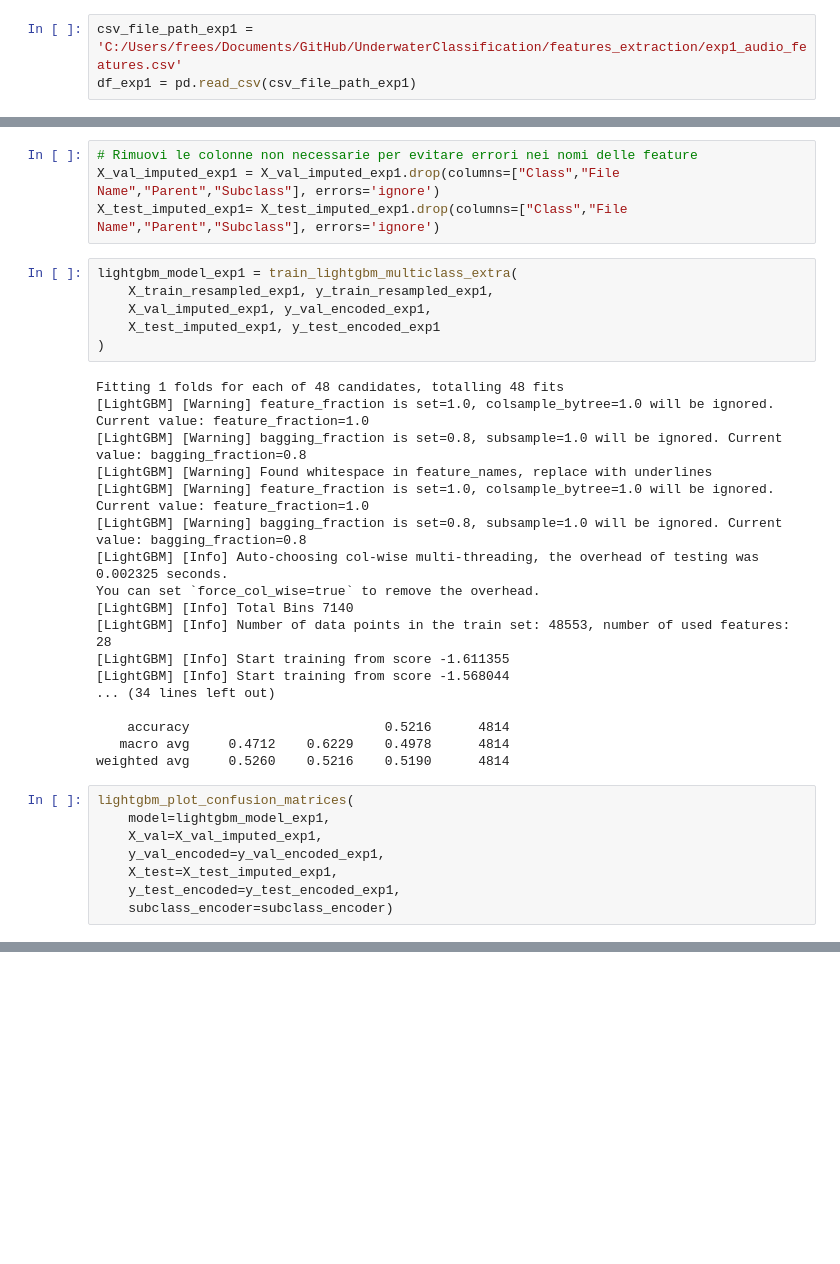
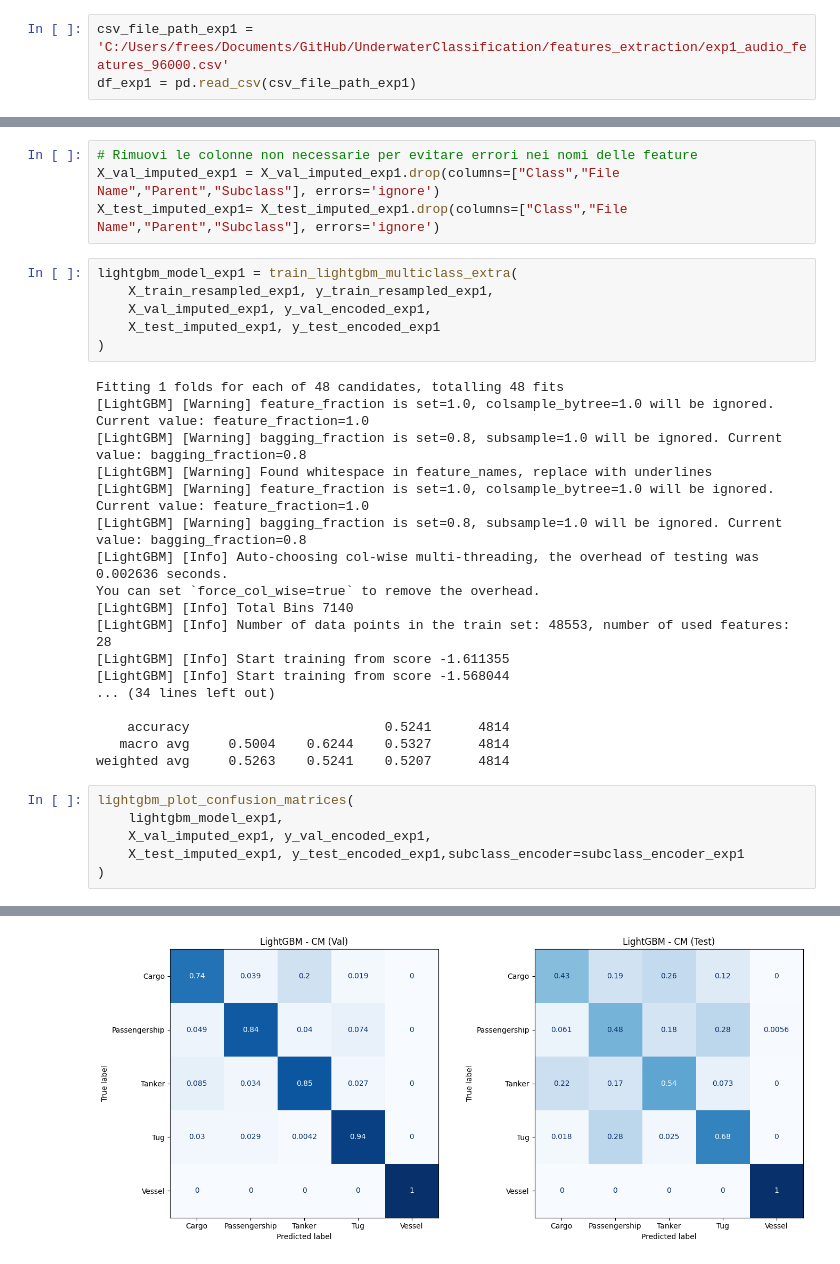
Before and after one commit to Presidente10/UnderwaterClassification, a Jupyter notebook: oversampling_training/oversampling_multiclass_extra.ipynb, the cells around one changed output, grey strips where cells are left out. Cells and saved outputs as stored; diff of their text form; blank space fills up the shorter version.

```diff
--- a/oversampling_training/oversampling_multiclass_extra.ipynb
+++ b/oversampling_training/oversampling_multiclass_extra.ipynb
@@ -9,7 +8,7 @@ from oversampling_multiclass_extra import (
 # %% [markdown]
 Esperimento con modello LightGBM e secondo set di Features
 # %%
-csv_file_path_exp1 = 'C:/Users/frees/Documents/GitHub/UnderwaterClassification/features_extraction/exp1_audio_features.csv'
+csv_file_path_exp1 = 'C:/Users/frees/Documents/GitHub/UnderwaterClassification/features_extraction/exp1_audio_features_96000.csv'
 df_exp1 = pd.read_csv(csv_file_path_exp1)
 # %%
 df_exp1['File Name'] = df_exp1['File Name'].str[:-4]
@@ -74,7 +73,7 @@ Fitting 1 folds for each of 48 candidates, totalling 48 fits
 [LightGBM] [Warning] Found whitespace in feature_names, replace with underlines
 [LightGBM] [Warning] feature_fraction is set=1.0, colsample_bytree=1.0 will be ignored. Current value: feature_fraction=1.0
 [LightGBM] [Warning] bagging_fraction is set=0.8, subsample=1.0 will be ignored. Current value: bagging_fraction=0.8
-[LightGBM] [Info] Auto-choosing col-wise multi-threading, the overhead of testing was 0.002325 seconds.
+[LightGBM] [Info] Auto-choosing col-wise multi-threading, the overhead of testing was 0.002636 seconds.
 You can set `force_col_wise=true` to remove the overhead.
 [LightGBM] [Info] Total Bins 7140
 [LightGBM] [Info] Number of data points in the train set: 48553, number of used features: 28
@@ -82,14 +81,13 @@ You can set `force_col_wise=true` to remove the overhead.
 [LightGBM] [Info] Start training from score -1.568044
 ... (34 lines left out)
 
-    accuracy                         0.5216      4814
-   macro avg     0.4712    0.6229    0.4978      4814
-weighted avg     0.5260    0.5216    0.5190      4814
+    accuracy                         0.5241      4814
+   macro avg     0.5004    0.6244    0.5327      4814
+weighted avg     0.5263    0.5241    0.5207      4814
 # %%
 lightgbm_plot_confusion_matrices(
-    model=lightgbm_model_exp1,
-    X_val=X_val_imputed_exp1,
-    y_val_encoded=y_val_encoded_exp1,
-    X_test=X_test_imputed_exp1,
-    y_test_encoded=y_test_encoded_exp1,
-    subclass_encoder=subclass_encoder)
+    lightgbm_model_exp1,
+    X_val_imputed_exp1, y_val_encoded_exp1,
+    X_test_imputed_exp1, y_test_encoded_exp1,subclass_encoder=subclass_encoder_exp1
+)
+# %% [output]
@@ -95,0 +98 @@ lightgbm_plot_confusion_matrices(
+[figure, added]
```
Also changed, not shown: parts of 16 cells of this notebook, 28 other files.
